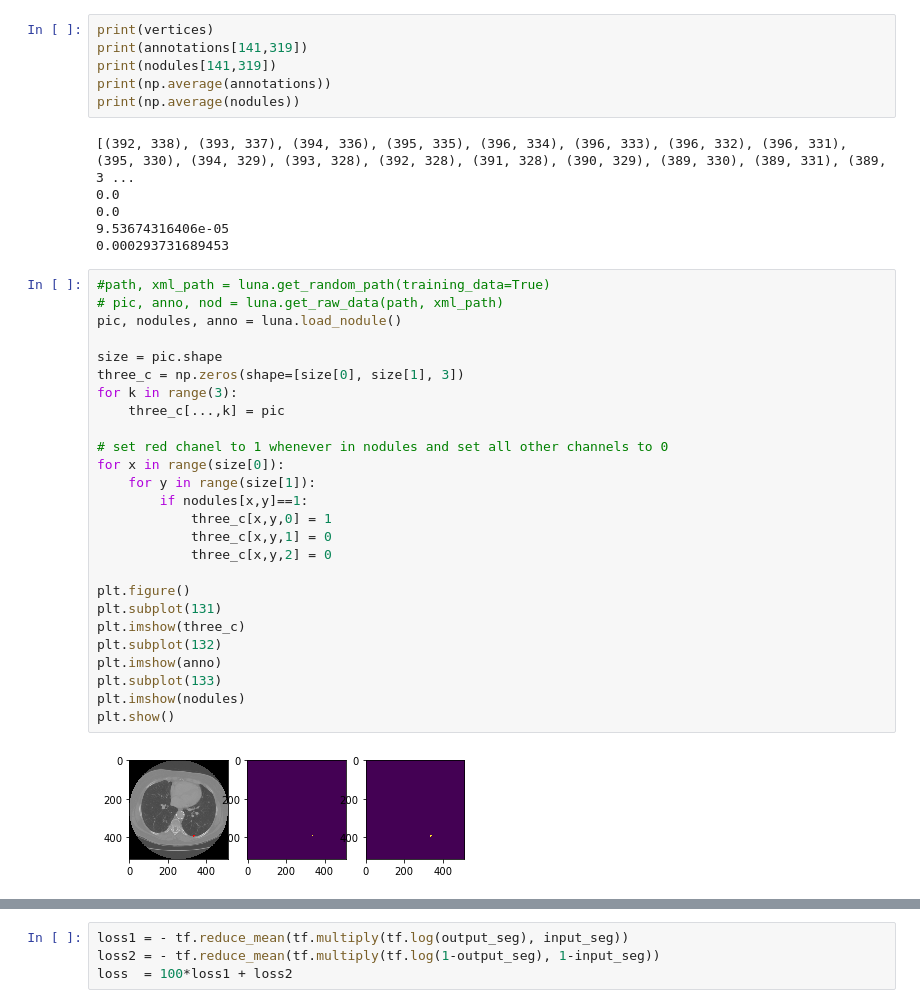
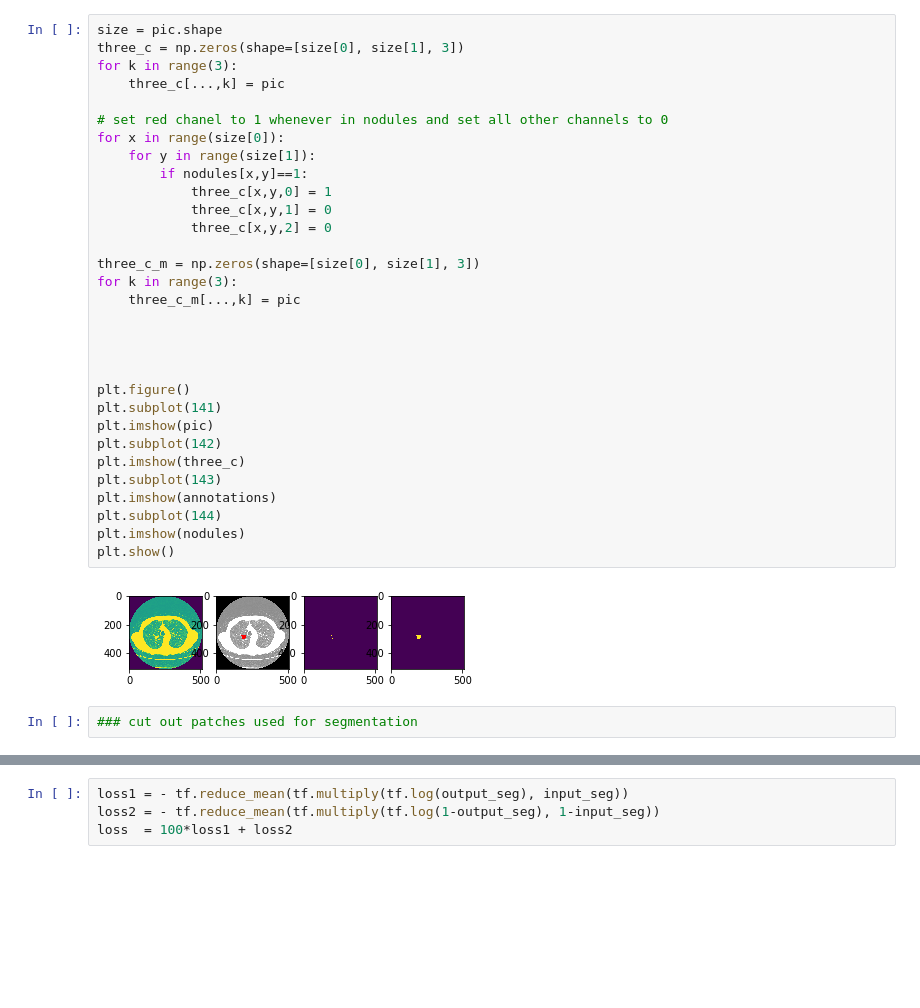
Before and after one commit to SebLu1/TaskBasedRecon, a Jupyter notebook: test.ipynb, the cells around one changed output, grey strips where cells are left out. Saved outputs shown, nothing was run; the diff lists cells and outputs as text; blank space fills up the shorter version.

```diff
--- a/test.ipynb
+++ b/test.ipynb
@@ -88,43 +141,38 @@ Ids match!
-# %%
-print(vertices)
-print(annotations[141,319])
-print(nodules[141,319])
-print(np.average(annotations))
-print(np.average(nodules))
-# %% [output]
-[(392, 338), (393, 337), (394, 336), (395, 335), (396, 334), (396, 333), (396, 332), (396, 331), (395, 330), (394, 329), (393, 328), (392, 328), (391, 328), (390, 329), (389, 330), (389, 331), (389, 3 ...
-0.0
-0.0
-9.53674316406e-05
-0.000293731689453
 # %%
-#path, xml_path = luna.get_random_path(training_data=True)
-# pic, anno, nod = luna.get_raw_data(path, xml_path)
-pic, nodules, anno = luna.load_nodule()
-
 size = pic.shape
 three_c = np.zeros(shape=[size[0], size[1], 3])
 for k in range(3):
     three_c[...,k] = pic
 
 # set red chanel to 1 whenever in nodules and set all other channels to 0
 for x in range(size[0]):
     for y in range(size[1]):
         if nodules[x,y]==1:
             three_c[x,y,0] = 1
             three_c[x,y,1] = 0
             three_c[x,y,2] = 0
 
+three_c_m = np.zeros(shape=[size[0], size[1], 3])
+for k in range(3):
+    three_c_m[...,k] = pic
+
+
+
+
 plt.figure()
-plt.subplot(131)
+plt.subplot(141)
+plt.imshow(pic)
+plt.subplot(142)
 plt.imshow(three_c)
-plt.subplot(132)
-plt.imshow(anno)
-plt.subplot(133)
+plt.subplot(143)
+plt.imshow(annotations)
+plt.subplot(144)
 plt.imshow(nodules)
 plt.show()
 # %% [output]
-[figure, old version]
+[figure, new version]
+# %%
+### cut out patches used for segmentation
 # %%
 import tensorflow as tf
 from Networks import UNet_segmentation
```
Also changed, not shown: parts of 3 cells of this notebook, 4 other files.
